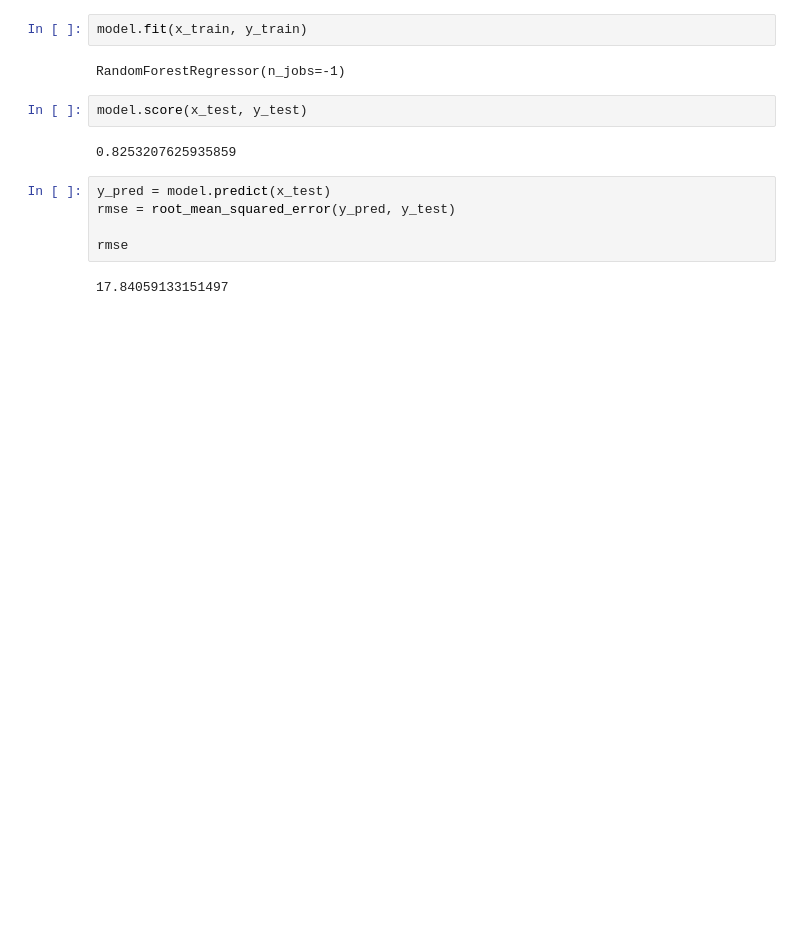
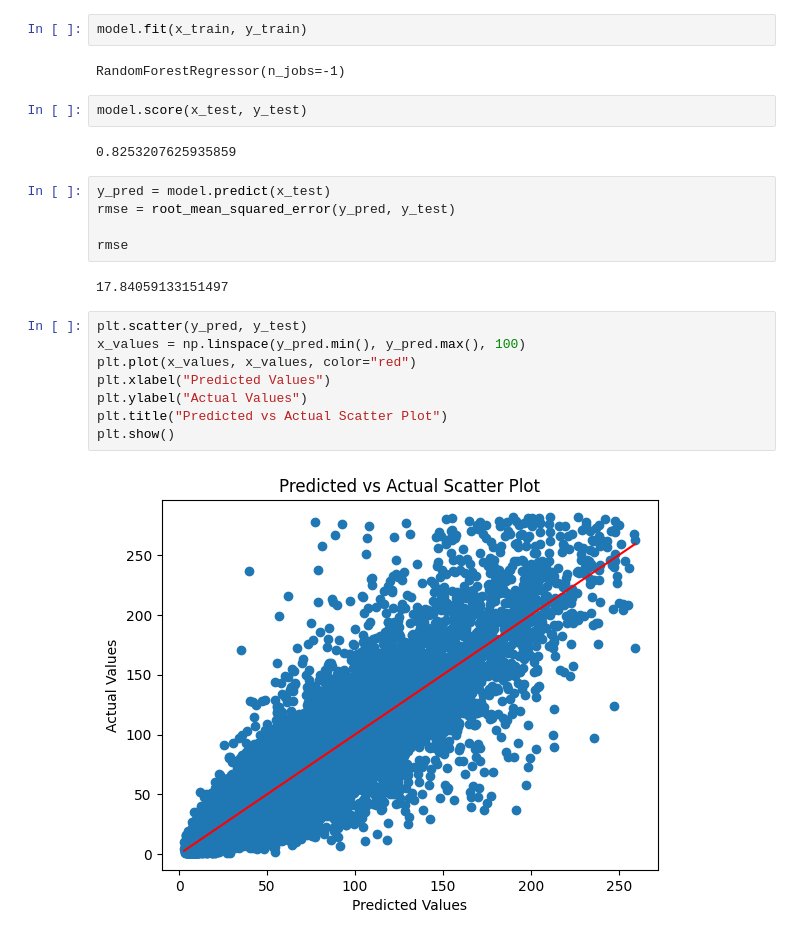
Before and after one commit to BarraHarrison/Demand-Forecasting, a Jupyter notebook: demand_forecasting.ipynb, the cells around one changed output. Cells and saved outputs as stored; diff of their text form; blank space fills up the shorter version.

Commit message:
Improvements can be seen when comparing the scatterplots

```diff
--- a/demand_forecasting.ipynb
+++ b/demand_forecasting.ipynb
@@ -185,3 +185,13 @@ rmse = root_mean_squared_error(y_pred, y_test)
 rmse
 # %% [output]
 17.84059133151497
+# %%
+plt.scatter(y_pred, y_test)
+x_values = np.linspace(y_pred.min(), y_pred.max(), 100)
+plt.plot(x_values, x_values, color="red")
+plt.xlabel("Predicted Values")
+plt.ylabel("Actual Values")
+plt.title("Predicted vs Actual Scatter Plot")
+plt.show()
+# %% [output]
+[figure, added]
```
